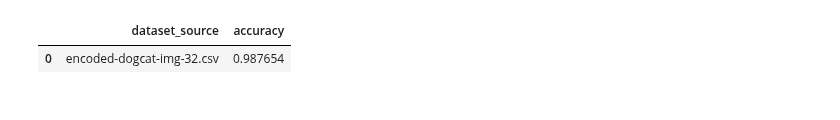
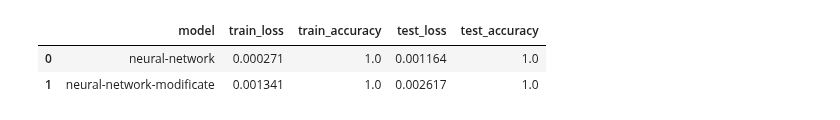
Before and after one commit to whisnumurtyga/animal-face-expression-detection-using-lbp-and-resnet, a Jupyter notebook: model-wo-zeropad.ipynb, the cells around one changed output. Cells and saved outputs as stored; diff of their text form; code cells hidden in the pictures.

```diff
--- a/model-wo-zeropad.ipynb
+++ b/model-wo-zeropad.ipynb
@@ -42,7 +42,7 @@ def residual_block(input_tensor, filters):
     x = tf.keras.layers.Dense(filters, activation='relu')(input_tensor)
     x = tf.keras.layers.BatchNormalization()(x)
 
-    x = tf.keras.layers.Activation('relu')(x)
+    # x = tf.keras.layers.Activation('relu')(x)
     x = tf.keras.layers.Dense(filters, activation='relu')(x)
     x = tf.keras.layers.BatchNormalization()(x)
     # Shortcut connection
@@ -68,6 +68,35 @@ def resnet_tabular(input_shape):
     model = tf.keras.Model(inputs=inputs, outputs=outputs)
 
     return model
+
+
+def set_callbacks(model_name):
+    callbacks = [
+    # Early stopping untuk menghentikan pelatihan jika tidak ada peningkatan dalam validasi setelah beberapa epoch
+    EarlyStopping(monitor='val_loss', patience=5, restore_best_weights=True),
+
+    # ModelCheckpoint untuk menyimpan model dengan akurasi validasi terbaik
+    ModelCheckpoint(f'models-wo-0pad-w-lda/{model_name}.h5', monitor='val_accuracy', save_best_only=True)
+    ]
+    return callbacks
+
+def resnet_buPima(input_shape):
+    inputs = tf.keras.layers.Input(shape=input_shape)  # Tambahkan layer input
+    x = tf.expand_dims(inputs, axis=-1)  # Tambahkan dimensi keempat
+
+    resnet_50 = tf.keras.applications.resnet50.ResNet50(include_top=False, weights=None)
+    resnet_50.trainable = False
+
+    x = resnet_50(x)
+    x = tf.keras.layers.GlobalAveragePooling2D()(x)
+    x = tf.keras.layers.Flatten(name="flatten")(x)
+
+    return tf.keras.Model(inputs=inputs, outputs=x)
+
+
+def model_resnetBuPim(input_shape):
+  model = resnet_buPima(input_shape)
+  return model
 # %%
 callbacks = [
     # Early stopping untuk menghentikan pelatihan jika tidak ada peningkatan dalam validasi setelah beberapa epoch
@@ -161,10 +233,14 @@ plt.show()
-# %%
-res_nn_model = pd.DataFrame({
-    'dataset_source': file_names,
-    'accuracy' : accuracies
-})
-
-res_nn_model.head()
-# %% [output]
-|  | dataset_source | accuracy |
-| 0 | encoded-dogcat-img-32.csv | 0.987654 |
+# %%
+res_nn_model = pd.DataFrame({
+    'model': model_names,
+    'train_loss': train_loss_s,
+    'train_accuracy' : train_accuracies,
+    'test_loss': test_loss_s,
+    'test_accuracy' : test_accuracies,
+})
+
+res_nn_model.head()
+# %% [output]
+|  | model | train_loss | train_accuracy | test_loss | test_accuracy |
+| 0 | neural-network | 0.000271 | 1.0 | 0.001164 | 1.0 |
+| 1 | neural-network-modificate | 0.001341 | 1.0 | 0.002617 | 1.0 |
```
Also changed, not shown: parts of 2 cells of this notebook, 28 other files.
